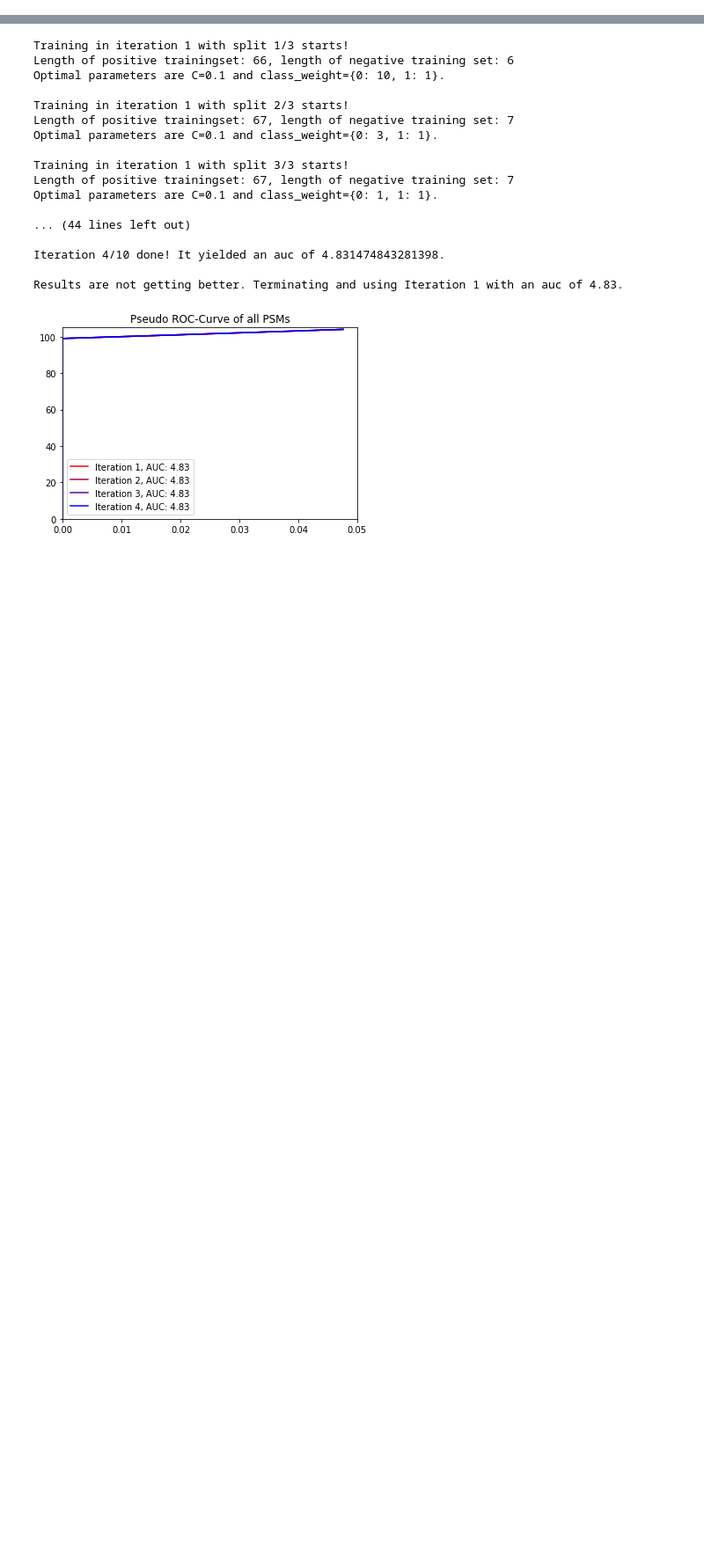
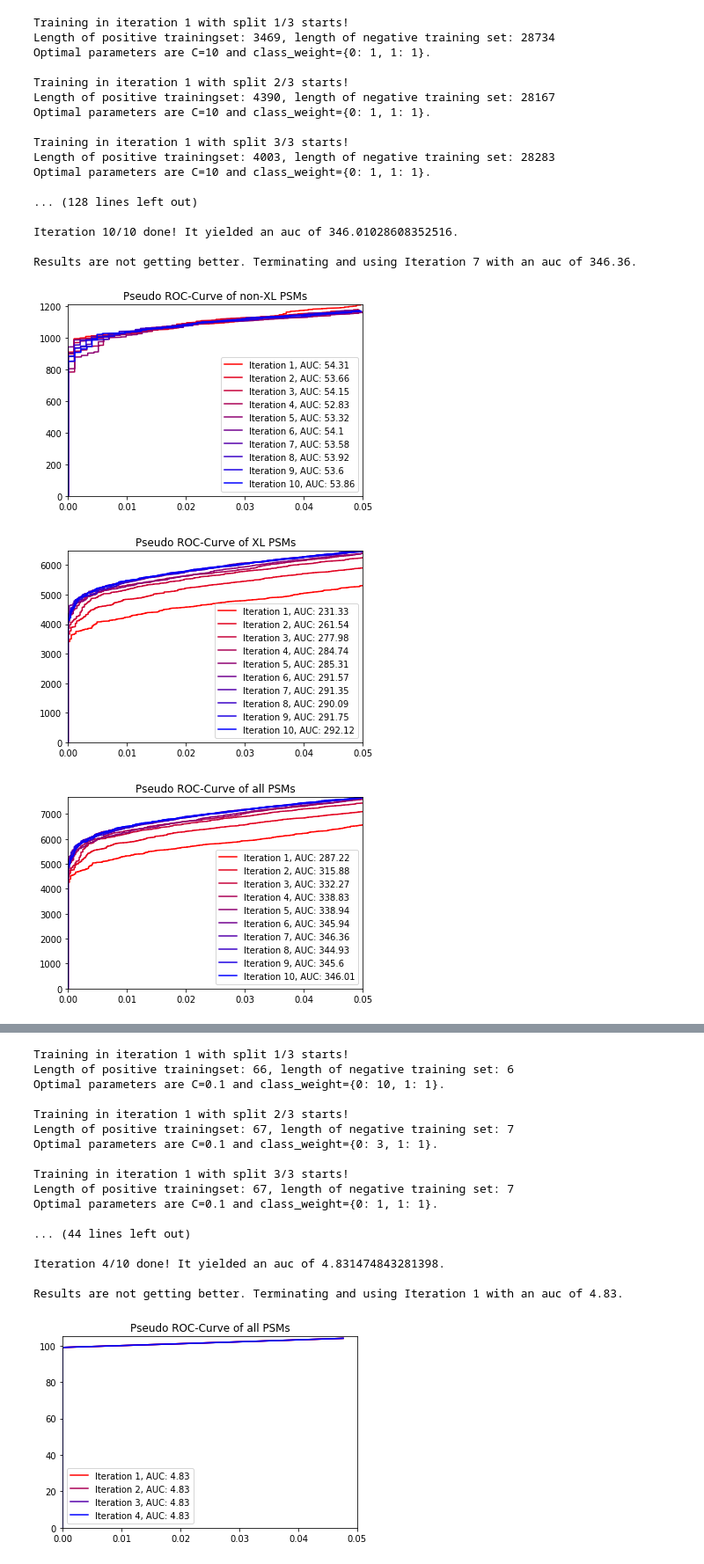
Before and after one commit to emilpaulitz/Bachelor-Thesis, a Jupyter notebook: src/Testing.ipynb, the cells around one changed output, grey strips where cells are left out. Shown at 88% size. Saved outputs shown, nothing was run; the diff lists cells and outputs as text; code cells hidden in the pictures; blank space fills up the shorter version.

```diff
--- a/src/Testing.ipynb
+++ b/src/Testing.ipynb
@@ -47,0 +48,27 @@ Wall time: 2min 54s
+# %%
+%%time
+
+saveName = '../results/peptideTest_withoutProp_{}.png'
+
+p = percolator_experimental(dSlow, idCol, features, plotSaveName = saveName, balancingInner = False, balancingOuter = False, peptideTest = True)
+# %% [output]
+Training in iteration 1 with split 1/3 starts!
+Length of positive trainingset: 3469, length of negative training set: 28734
+Optimal parameters are C=10 and class_weight={0: 1, 1: 1}.
+
+Training in iteration 1 with split 2/3 starts!
+Length of positive trainingset: 4390, length of negative training set: 28167
+Optimal parameters are C=10 and class_weight={0: 1, 1: 1}.
+
+Training in iteration 1 with split 3/3 starts!
+Length of positive trainingset: 4003, length of negative training set: 28283
+Optimal parameters are C=10 and class_weight={0: 1, 1: 1}.
+
+... (128 lines left out)
+
+Iteration 10/10 done! It yielded an auc of 346.01028608352516.
+
+Results are not getting better. Terminating and using Iteration 7 with an auc of 346.36.
+[figure, added]
+[figure, added]
+[figure, added]
```
Also changed, not shown: parts of 4 cells of this notebook, 24 other files.
